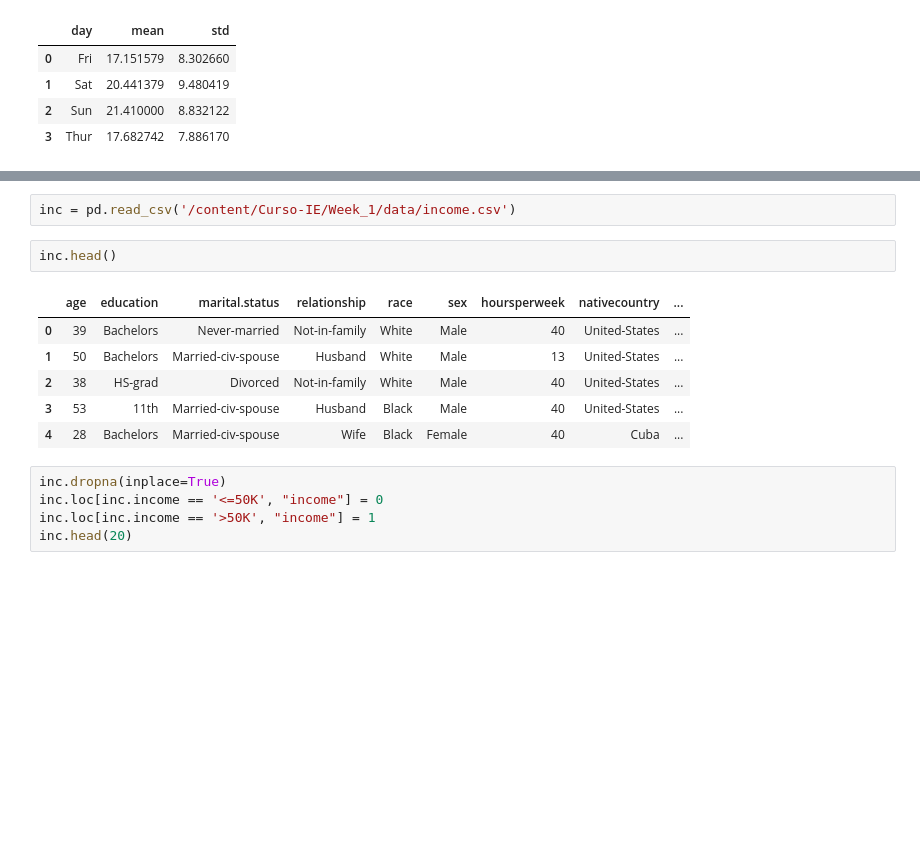
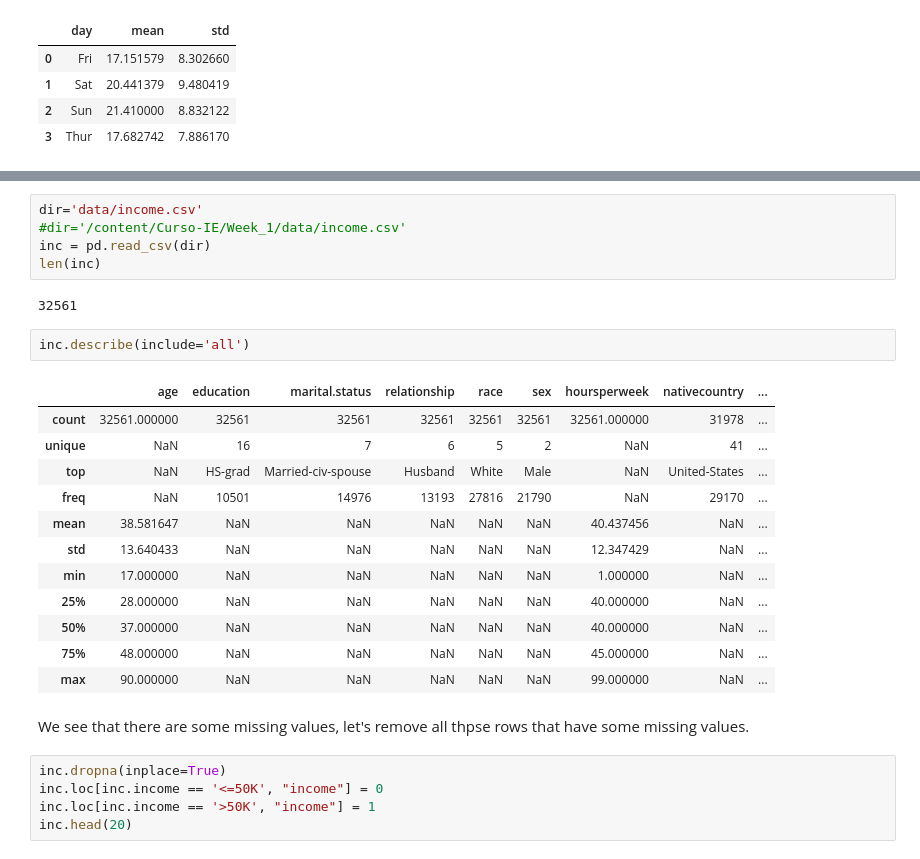
Before and after one commit to dgullate/Curso-IE, a Jupyter notebook: Week_1/pandas_complete_solutions.ipynb, the cells around one changed output, grey strips where cells are left out. Cells and saved outputs as stored; diff of their text form; blank space fills up the shorter version.

```diff
--- a/Week_1/pandas_completo.ipynb
+++ b/Week_1/pandas_complete_solutions.ipynb
@@ -855,14 +936,27 @@ Lee los datos, y elimina cualquier fila que contenga algún valor missing. Puede
 # %%
-inc = pd.read_csv('/content/Curso-IE/Week_1/data/income.csv')
+dir='data/income.csv'
+#dir='/content/Curso-IE/Week_1/data/income.csv'
+inc = pd.read_csv(dir)
+len(inc)
+# %% [output]
+32561
-# %%
-inc.head()
-# %% [output]
-|  | age | education | marital.status | relationship | race | sex | hoursperweek | nativecountry | ... |
-| 0 | 39 | Bachelors | Never-married | Not-in-family | White | Male | 40 | United-States | ... |
-| 1 | 50 | Bachelors | Married-civ-spouse | Husband | White | Male | 13 | United-States | ... |
-| 2 | 38 | HS-grad | Divorced | Not-in-family | White | Male | 40 | United-States | ... |
-| 3 | 53 | 11th | Married-civ-spouse | Husband | Black | Male | 40 | United-States | ... |
-| 4 | 28 | Bachelors | Married-civ-spouse | Wife | Black | Female | 40 | Cuba | ... |
+# %%
+inc.describe(include='all')
+# %% [output]
+|  | age | education | marital.status | relationship | race | sex | hoursperweek | nativecountry | ... |
+| count | 32561.000000 | 32561 | 32561 | 32561 | 32561 | 32561 | 32561.000000 | 31978 | ... |
+| unique | NaN | 16 | 7 | 6 | 5 | 2 | NaN | 41 | ... |
+| top | NaN | HS-grad | Married-civ-spouse | Husband | White | Male | NaN | United-States | ... |
+| freq | NaN | 10501 | 14976 | 13193 | 27816 | 21790 | NaN | 29170 | ... |
+| mean | 38.581647 | NaN | NaN | NaN | NaN | NaN | 40.437456 | NaN | ... |
+| std | 13.640433 | NaN | NaN | NaN | NaN | NaN | 12.347429 | NaN | ... |
+| min | 17.000000 | NaN | NaN | NaN | NaN | NaN | 1.000000 | NaN | ... |
+| 25% | 28.000000 | NaN | NaN | NaN | NaN | NaN | 40.000000 | NaN | ... |
+| 50% | 37.000000 | NaN | NaN | NaN | NaN | NaN | 40.000000 | NaN | ... |
+| 75% | 48.000000 | NaN | NaN | NaN | NaN | NaN | 45.000000 | NaN | ... |
+| max | 90.000000 | NaN | NaN | NaN | NaN | NaN | 99.000000 | NaN | ... |
+# %% [markdown]
+We see that there are some missing values, let's remove all thpse rows that have some missing values.
 # %%
 inc.dropna(inplace=True)
 inc.loc[inc.income == '<=50K', "income"] = 0
```
Also changed, not shown: parts of 177 cells of this notebook, 1 other file.
